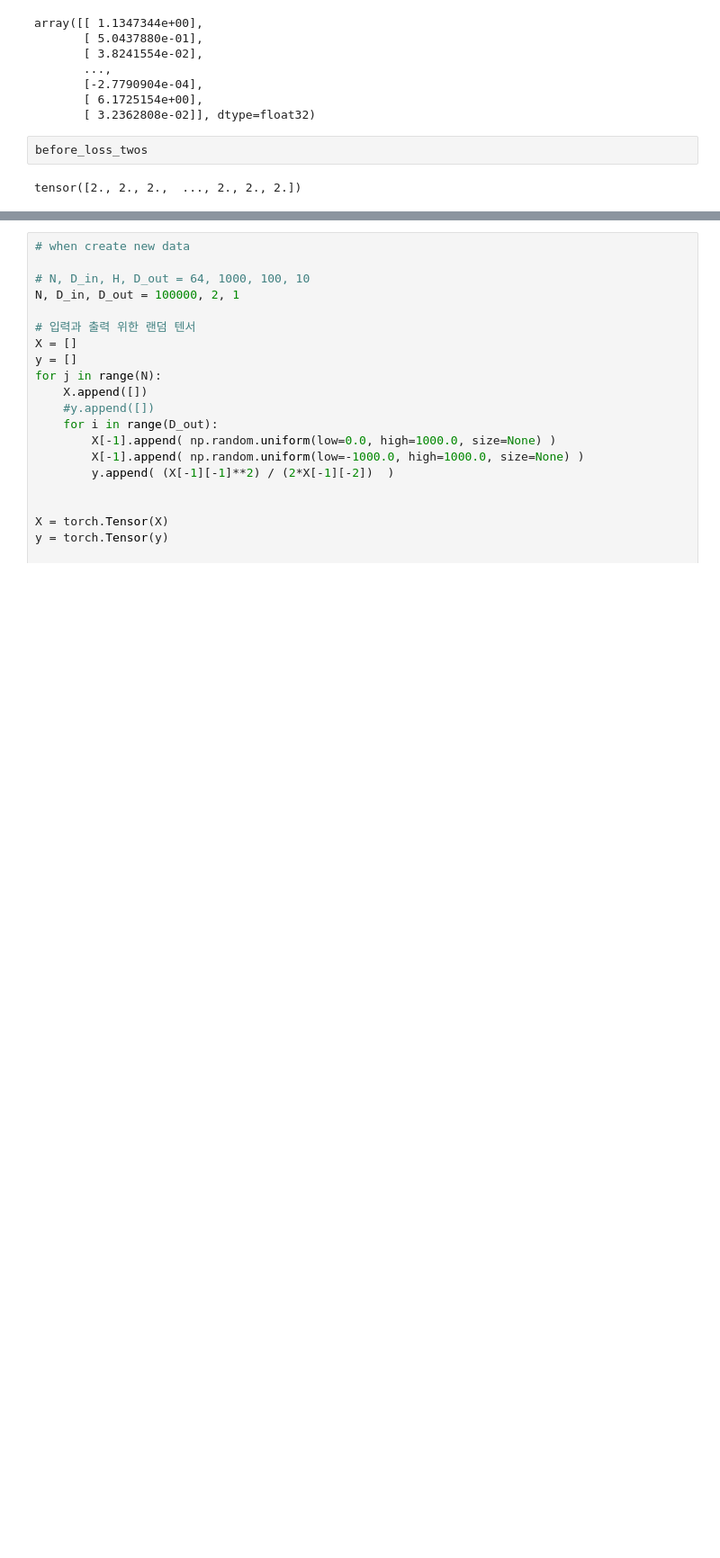
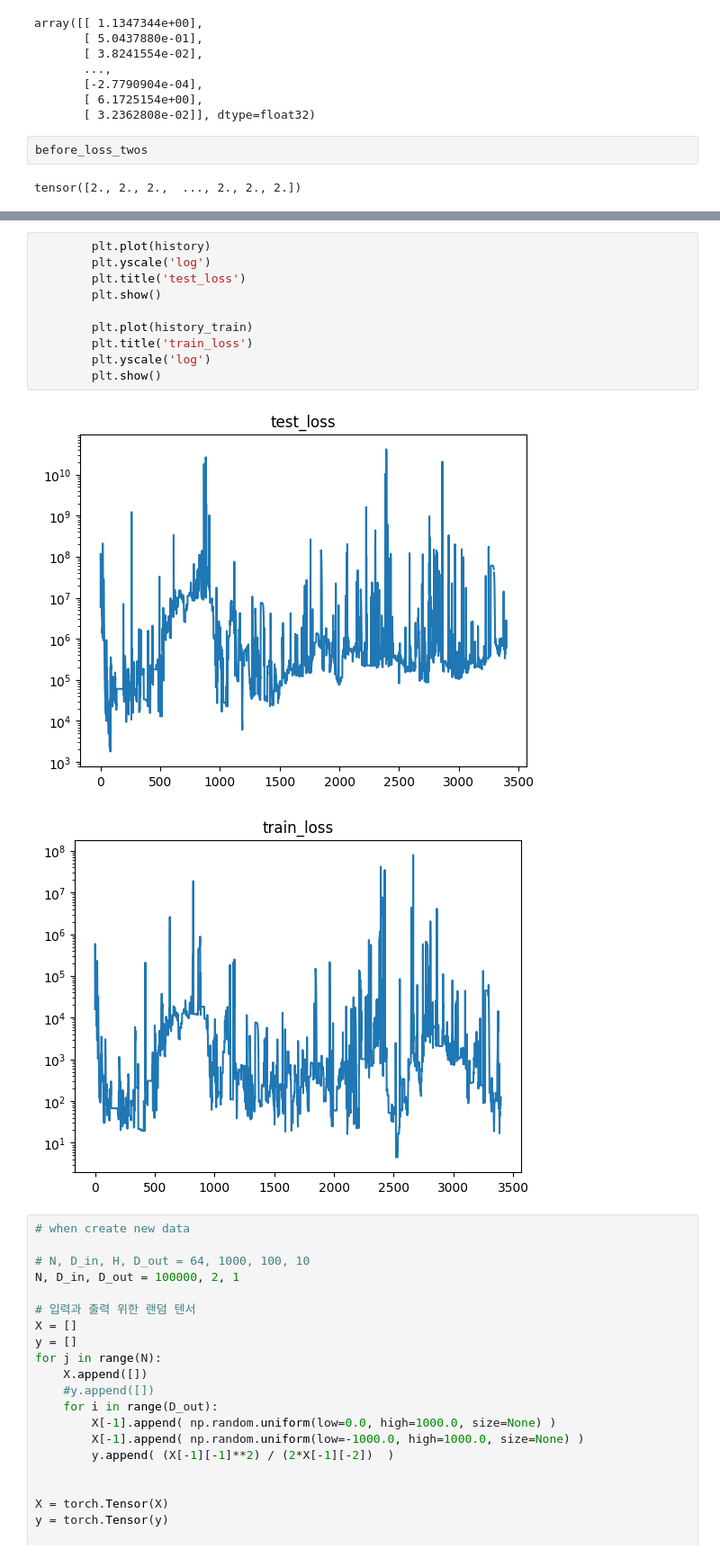
Before and after one commit to ktikok/SCMP_ML, a Jupyter notebook: predictingKineticE.ipynb, the cells around one changed output, grey strips where cells are left out. Shown at 90% size. Saved outputs shown, nothing was run; the diff lists cells and outputs as text; blank space fills up the shorter version.

```diff
--- a/predictingKineticE.ipynb
+++ b/predictingKineticE.ipynb
@@ -215,3 +330,16 @@ Bsize: 500 learningRate: 0.03 RMSE: 111.31 1000 loss: 515.4253401318177
+# %%
+        plt.plot(history)
+        plt.yscale('log')
+        plt.title('test_loss')
+        plt.show()
+
+        plt.plot(history_train)
+        plt.title('train_loss')
+        plt.yscale('log')
+        plt.show()
+# %% [output]
+[figure, added]
+[figure, added]
 # %%
 # when create new data
 
```
Also changed, not shown: parts of 11 cells of this notebook, 3 other files.
